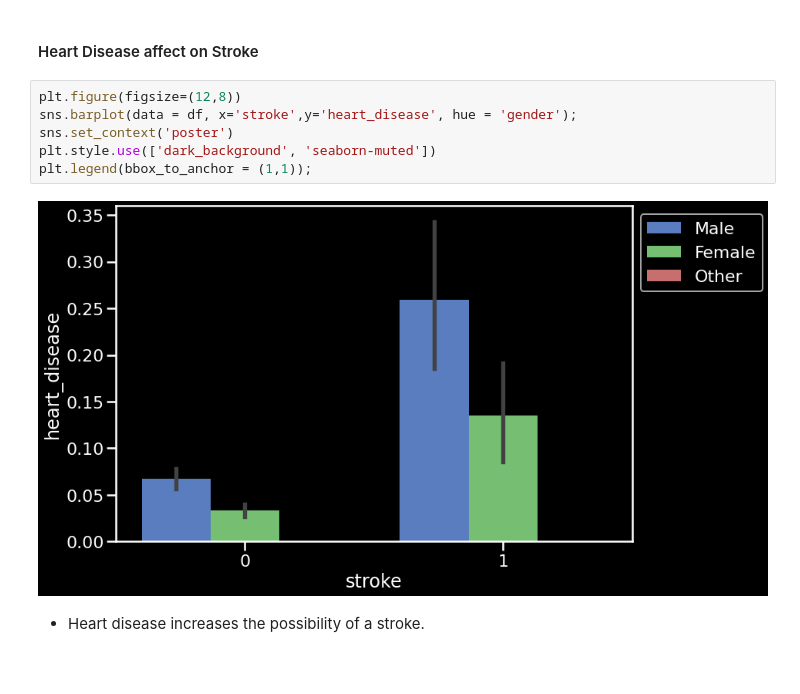
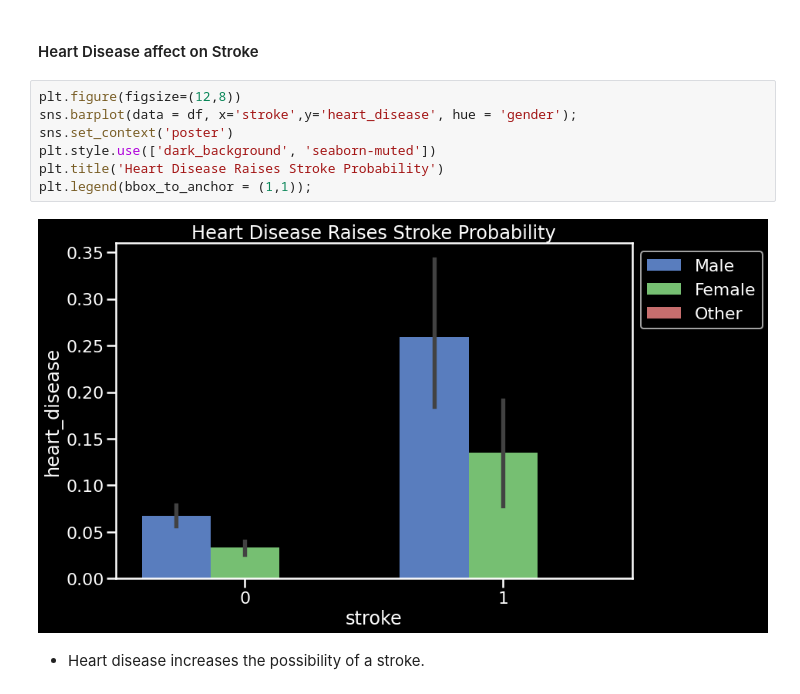
Before and after one commit to Bschreff/Heath-Care-Predictions, a Jupyter notebook: Stroke.ipynb, the cells around one changed output. Cells and saved outputs as stored; diff of their text form; blank space fills up the shorter version.

```diff
--- a/Stroke.ipynb
+++ b/Stroke.ipynb
@@ -353,10 +354,11 @@ plt.legend(bbox_to_anchor = (1,1));
 # %%
 plt.figure(figsize=(12,8))
 sns.barplot(data = df, x='stroke',y='heart_disease', hue = 'gender');
 sns.set_context('poster')
 plt.style.use(['dark_background', 'seaborn-muted'])
+plt.title('Heart Disease Raises Stroke Probability')
 plt.legend(bbox_to_anchor = (1,1));
 # %% [output]
-[figure, old version]
+[figure, new version]
 # %% [markdown]
   - Heart disease increases the possibility of a stroke.
```
Also changed, not shown: parts of 5 cells of this notebook.
